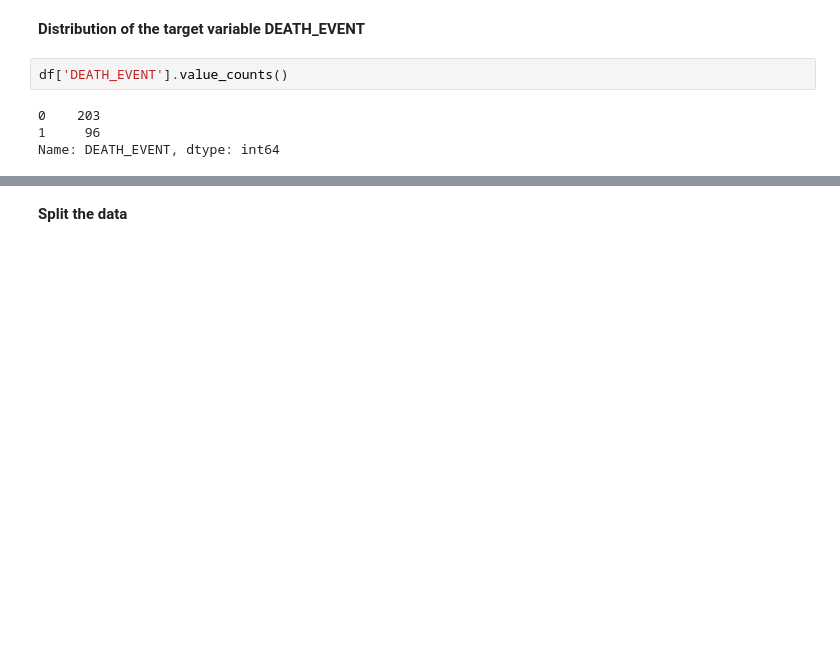
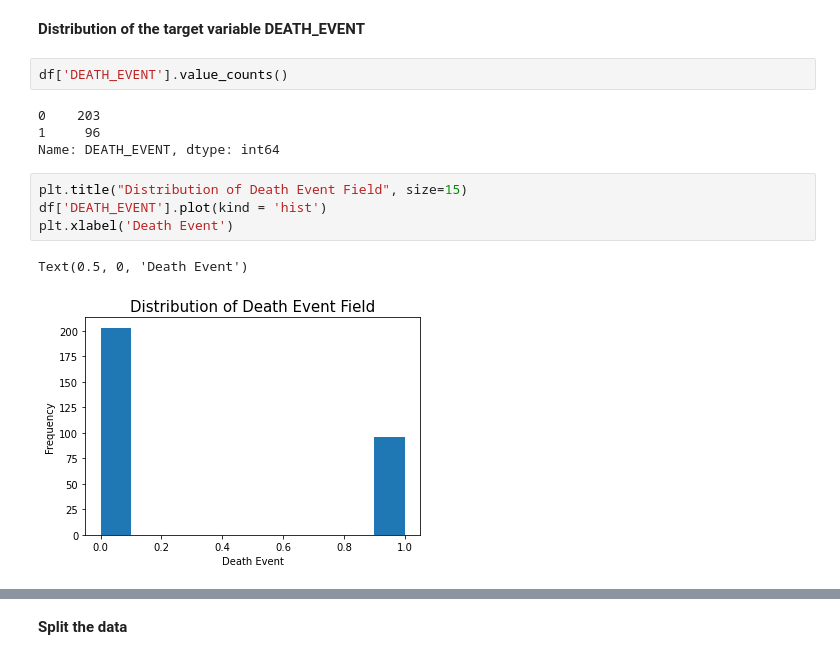
Before and after one commit to UBC-MDS/DSCI_522_Heart_Failure_Exploratory_Analysis, a Jupyter notebook: src/Heart_Failure_EDA.ipynb, the cells around one changed output, grey strips where cells are left out. Cells and saved outputs as stored; diff of their text form; blank space fills up the shorter version.

```diff
--- a/src/Heart_Failure_EDA.ipynb
+++ b/src/Heart_Failure_EDA.ipynb
@@ -164,3 +166,10 @@ df['DEATH_EVENT'].value_counts()
 0    203
 1     96
 Name: DEATH_EVENT, dtype: int64
+# %%
+plt.title("Distribution of Death Event Field", size=15)
+df['DEATH_EVENT'].plot(kind = 'hist')
+plt.xlabel('Death Event')
+# %% [output]
+Text(0.5, 0, 'Death Event')
+[figure, added]
```
Also changed, not shown: parts of 34 cells of this notebook, 7 other files.
